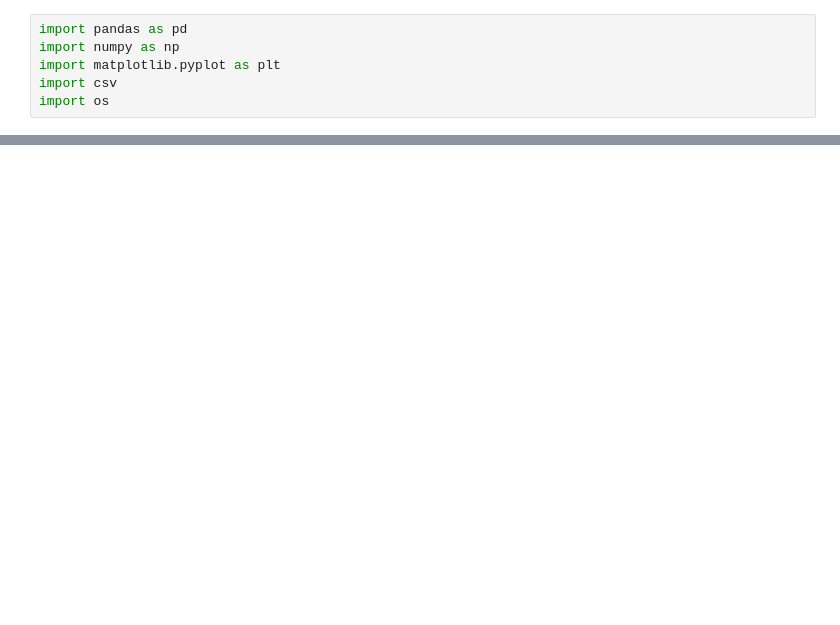
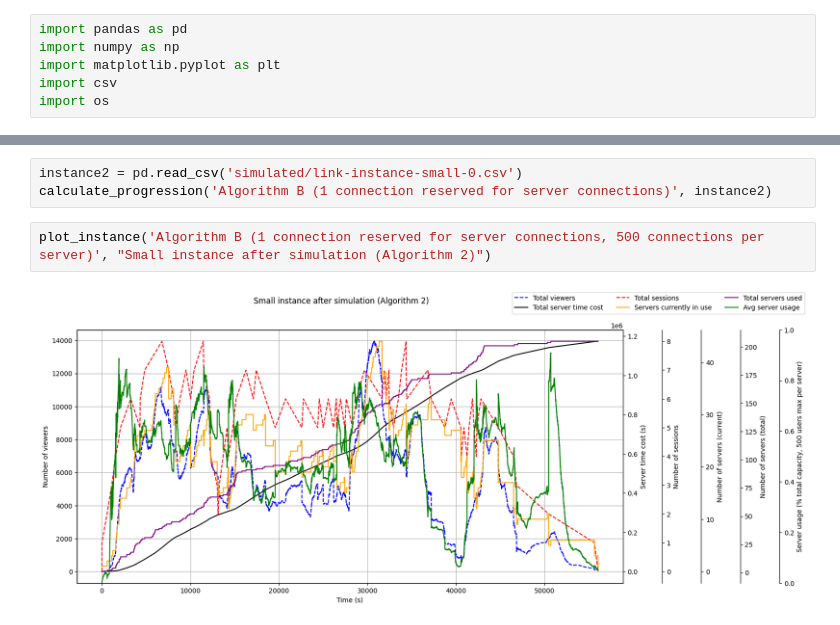
Before and after one commit to codeurjc/FacebookVideosLive18-Analysis, a Jupyter notebook: simulated.ipynb, the cells around one changed output, grey strips where cells are left out. Cells and saved outputs as stored; diff of their text form; blank space fills up the shorter version.

```diff
--- a/simulated.ipynb
+++ b/simulated.ipynb
@@ -98,0 +101,7 @@ plot_instance('instance-small-0', instance, "Small instance after simulation")
+# %%
+instance2 = pd.read_csv('simulated/link-instance-small-0.csv')
+calculate_progression('Algorithm B (1 connection reserved for server connections)', instance2)
+# %%
+plot_instance('Algorithm B (1 connection reserved for server connections, 500 connections per server)', "Small instance after simulation (Algorithm 2)")
+# %% [output]
+[figure, added]
```
Also changed, not shown: parts of 5 cells of this notebook.
